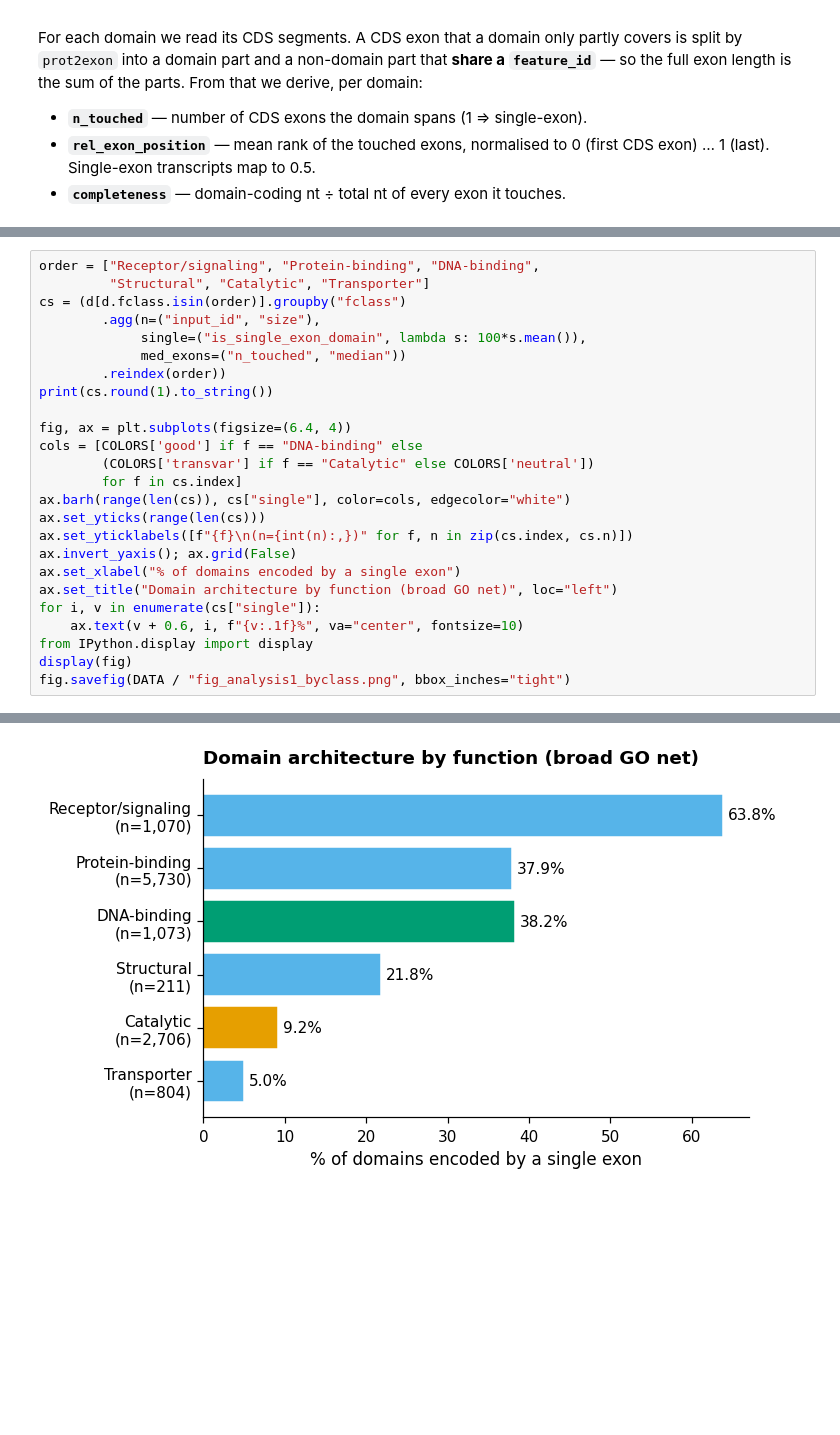
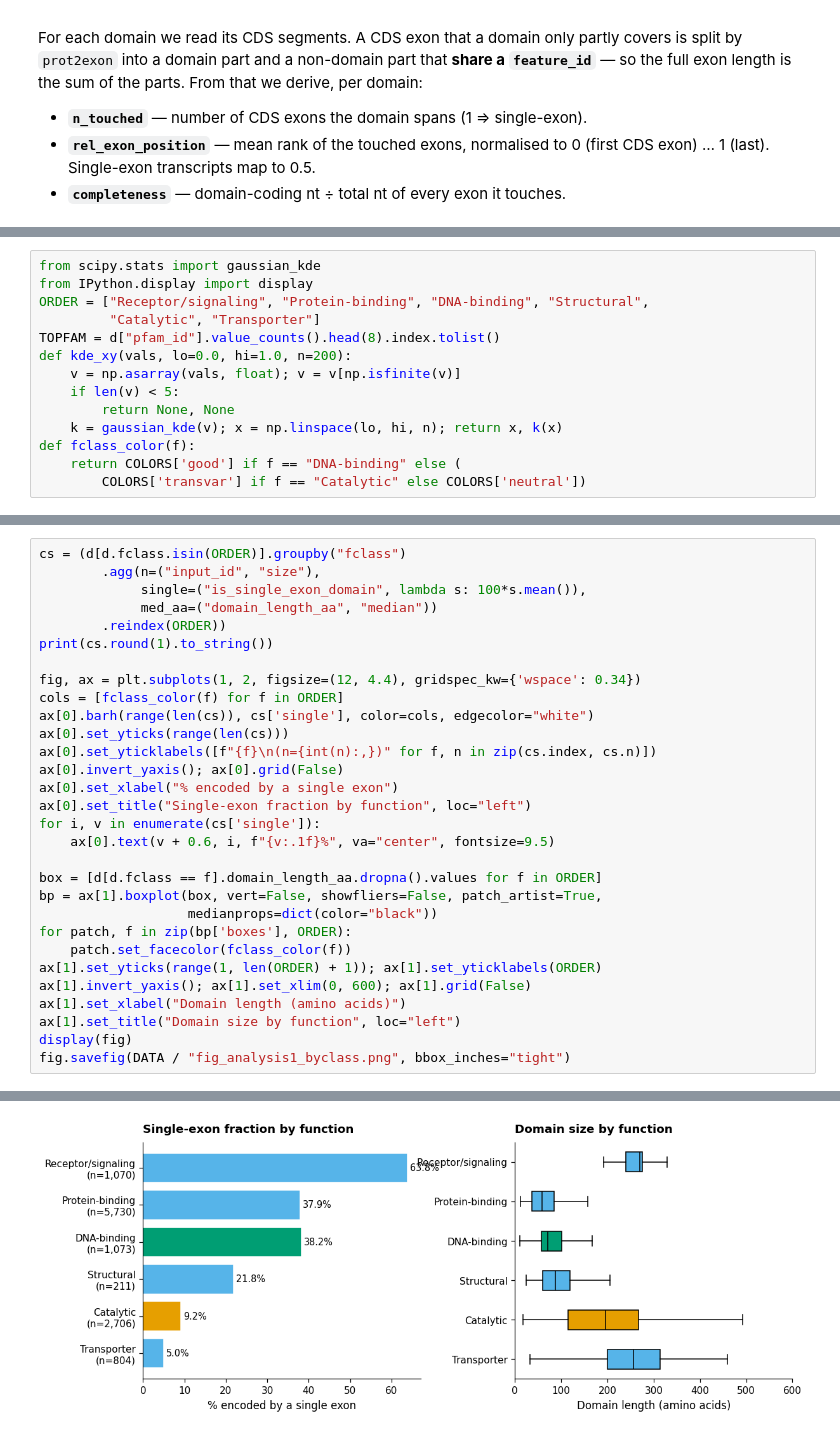
Before and after one commit to SotoLF/fastCDS, a Jupyter notebook: tutorial/reproduce_paper/end_to_end/domain_functional_atlas.ipynb, the cells around one changed output, grey strips where cells are left out. Drawn from its saved outputs; the diff is of its cells as text; blank space fills up the shorter version.

```diff
--- a/tutorial/reproduce_paper/end_to_end/domain_functional_atlas.ipynb
+++ b/tutorial/reproduce_paper/end_to_end/domain_functional_atlas.ipynb
@@ -311,0 +317,14 @@ catalytic or transporter domains.
+# %%
+from scipy.stats import gaussian_kde
+from IPython.display import display
+ORDER = ["Receptor/signaling", "Protein-binding", "DNA-binding", "Structural",
+         "Catalytic", "Transporter"]
+TOPFAM = d["pfam_id"].value_counts().head(8).index.tolist()
+def kde_xy(vals, lo=0.0, hi=1.0, n=200):
+    v = np.asarray(vals, float); v = v[np.isfinite(v)]
+    if len(v) < 5:
+        return None, None
+    k = gaussian_kde(v); x = np.linspace(lo, hi, n); return x, k(x)
+def fclass_color(f):
+    return COLORS['good'] if f == "DNA-binding" else (
+        COLORS['transvar'] if f == "Catalytic" else COLORS['neutral'])
@@ -312,26 +338,31 @@ catalytic or transporter domains.
 # %%
-order = ["Receptor/signaling", "Protein-binding", "DNA-binding",
-         "Structural", "Catalytic", "Transporter"]
-cs = (d[d.fclass.isin(order)].groupby("fclass")
+cs = (d[d.fclass.isin(ORDER)].groupby("fclass")
         .agg(n=("input_id", "size"),
              single=("is_single_exon_domain", lambda s: 100*s.mean()),
-             med_exons=("n_touched", "median"))
-        .reindex(order))
+             med_aa=("domain_length_aa", "median"))
+        .reindex(ORDER))
 print(cs.round(1).to_string())
 
-fig, ax = plt.subplots(figsize=(6.4, 4))
-cols = [COLORS['good'] if f == "DNA-binding" else
-        (COLORS['transvar'] if f == "Catalytic" else COLORS['neutral'])
-        for f in cs.index]
-ax.barh(range(len(cs)), cs["single"], color=cols, edgecolor="white")
-ax.set_yticks(range(len(cs)))
-ax.set_yticklabels([f"{f}\n(n={int(n):,})" for f, n in zip(cs.index, cs.n)])
-ax.invert_yaxis(); ax.grid(False)
-ax.set_xlabel("% of domains encoded by a single exon")
-ax.set_title("Domain architecture by function (broad GO net)", loc="left")
-for i, v in enumerate(cs["single"]):
-    ax.text(v + 0.6, i, f"{v:.1f}%", va="center", fontsize=10)
-from IPython.display import display
+fig, ax = plt.subplots(1, 2, figsize=(12, 4.4), gridspec_kw={'wspace': 0.34})
+cols = [fclass_color(f) for f in ORDER]
+ax[0].barh(range(len(cs)), cs['single'], color=cols, edgecolor="white")
+ax[0].set_yticks(range(len(cs)))
+ax[0].set_yticklabels([f"{f}\n(n={int(n):,})" for f, n in zip(cs.index, cs.n)])
+ax[0].invert_yaxis(); ax[0].grid(False)
+ax[0].set_xlabel("% encoded by a single exon")
+ax[0].set_title("Single-exon fraction by function", loc="left")
+for i, v in enumerate(cs['single']):
+    ax[0].text(v + 0.6, i, f"{v:.1f}%", va="center", fontsize=9.5)
+
+box = [d[d.fclass == f].domain_length_aa.dropna().values for f in ORDER]
+bp = ax[1].boxplot(box, vert=False, showfliers=False, patch_artist=True,
+                   medianprops=dict(color="black"))
+for patch, f in zip(bp['boxes'], ORDER):
+    patch.set_facecolor(fclass_color(f))
+ax[1].set_yticks(range(1, len(ORDER) + 1)); ax[1].set_yticklabels(ORDER)
+ax[1].invert_yaxis(); ax[1].set_xlim(0, 600); ax[1].grid(False)
+ax[1].set_xlabel("Domain length (amino acids)")
+ax[1].set_title("Domain size by function", loc="left")
 display(fig)
 fig.savefig(DATA / "fig_analysis1_byclass.png", bbox_inches="tight")
 # %% [output]
@@ -346 +377 @@ Transporter          804     5.0        6.0
-[figure, old version]
+[figure, new version]
```
Also changed, not shown: parts of 20 cells of this notebook, 10 other files.
